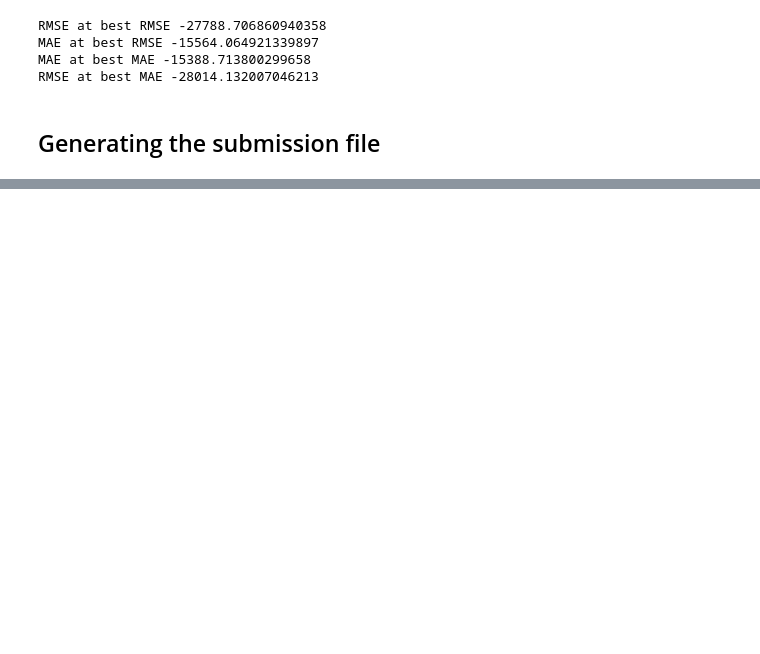
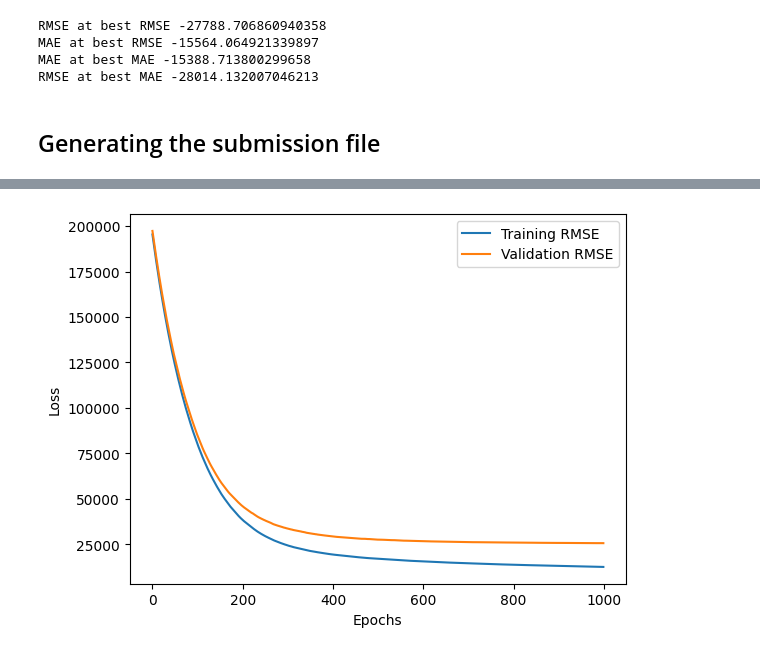
Before and after one commit to abdulhakkeempa/house-price-prediction, a Jupyter notebook: House_Price_Prediction.ipynb, the cells around one changed output, grey strips where cells are left out. Drawn from its saved outputs; the diff is of its cells as text; code cells hidden in the pictures; blank space fills up the shorter version.

Commit message:
Feature: Reduced the overfitting on the data by tuning the parameters of XGBoost

```diff
--- a/House_Price_Prediction.ipynb
+++ b/House_Price_Prediction.ipynb
@@ -1226,0 +1254,19 @@ def generateSubmissionFile(test_data: pd.DataFrame, model, fileName: str = "Kagg
+# %%
+param1 = {'alpha': 0.8,
+          'colsample_bytree': 0.3,
+          'learning_rate': 0.01,
+          'max_depth': 4,
+          'n_estimators': 1000,
+          'subsample': 0.5
+          }
+# %%
+# Initialize the XGBRegressor model and adjusting the parameters.
+model = xgb.XGBRegressor(**param1)
+# %%
+#evaluation set during training for validating the model
+
+eval_set = [(X_train, y_train), (X_test, y_test)]
+eval_metric = ["rmse", "mae"]
+# %%
+# Train the model
+model.fit(X_train, y_train, eval_set=eval_set, eval_metric=eval_metric, verbose=True)
@@ -1226,0 +1319,13 @@ def generateSubmissionFile(test_data: pd.DataFrame, model, fileName: str = "Kagg
+# %%
+import matplotlib.pyplot as plt
+
+# Plot training loss (RMSE)
+plt.plot(model.evals_result_['validation_0']['rmse'], label='Training RMSE')
+plt.plot(model.evals_result_['validation_1']['rmse'], label='Validation RMSE')
+
+plt.xlabel('Epochs')
+plt.ylabel('Loss')
+plt.legend()
+plt.show()
+# %% [output]
+[figure, added]
```
Also changed, not shown: parts of 24 cells of this notebook.
